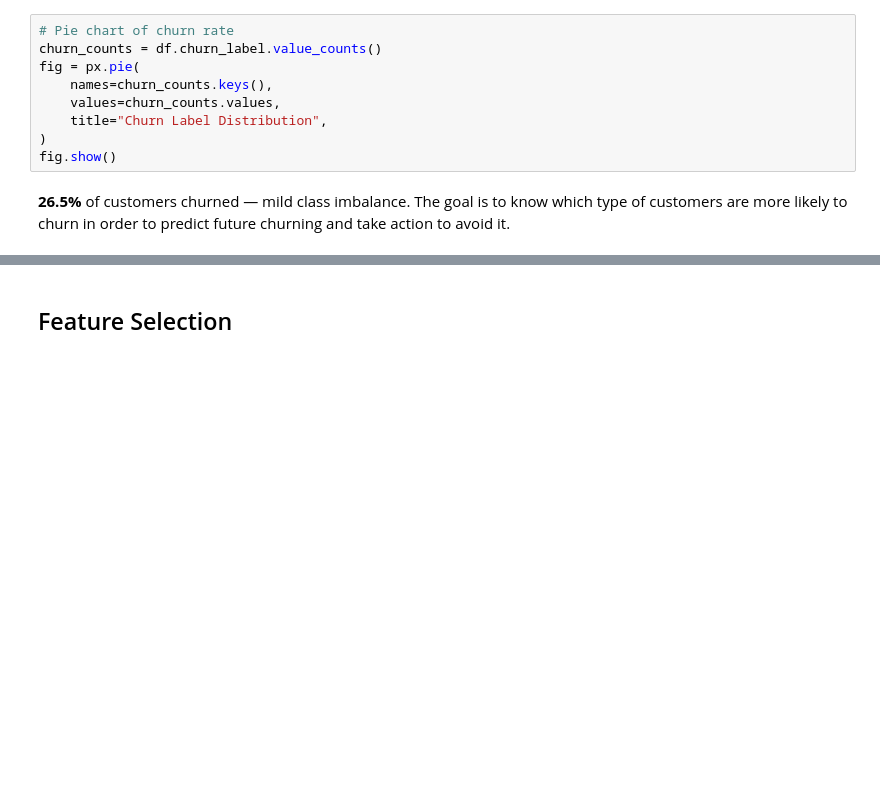
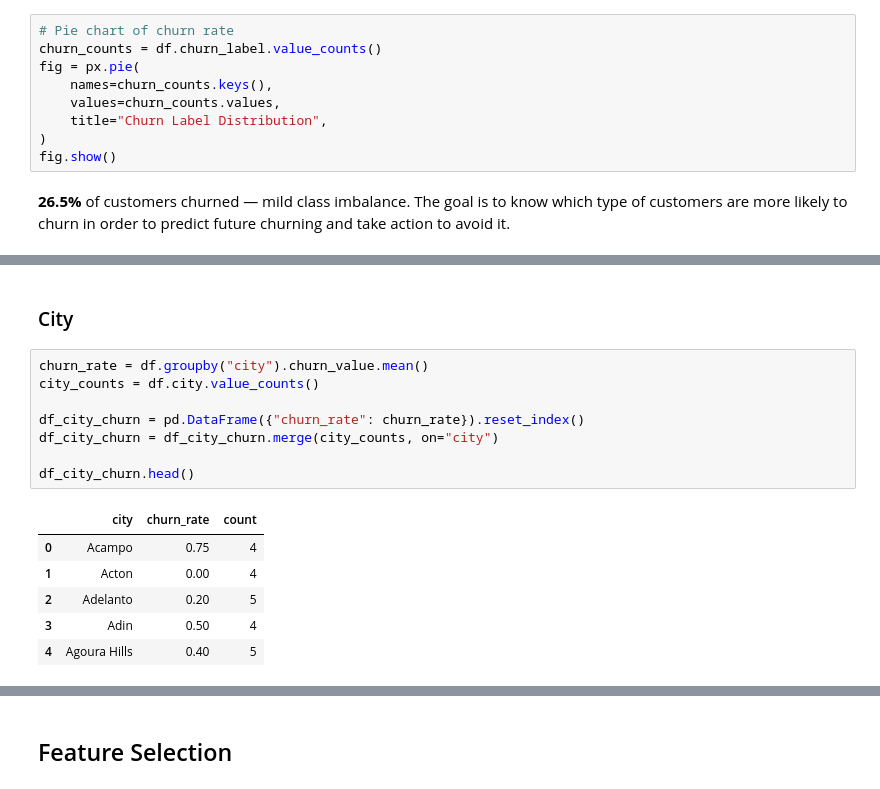
Before and after one commit to FerFilho23/Telecom-Churn-Prediction, a Jupyter notebook: notebooks/01_eda.ipynb, the cells around one changed output, grey strips where cells are left out. Cells and saved outputs as stored; diff of their text form; blank space fills up the shorter version.

Commit message:
feat: Add churn rate analysis by city

```diff
--- a/notebooks/01_eda.ipynb
+++ b/notebooks/01_eda.ipynb
@@ -99,0 +251,17 @@ fig.show()
+# %% [markdown]
+### City
+# %%
+churn_rate = df.groupby("city").churn_value.mean()
+city_counts = df.city.value_counts()
+
+df_city_churn = pd.DataFrame({"churn_rate": churn_rate}).reset_index()
+df_city_churn = df_city_churn.merge(city_counts, on="city")
+
+df_city_churn.head()
+# %% [output]
+|  | city | churn_rate | count |
+| 0 | Acampo | 0.75 | 4 |
+| 1 | Acton | 0.00 | 4 |
+| 2 | Adelanto | 0.20 | 5 |
+| 3 | Adin | 0.50 | 4 |
+| 4 | Agoura Hills | 0.40 | 5 |
```
Also changed, not shown: parts of 15 cells of this notebook, 3 other files.
